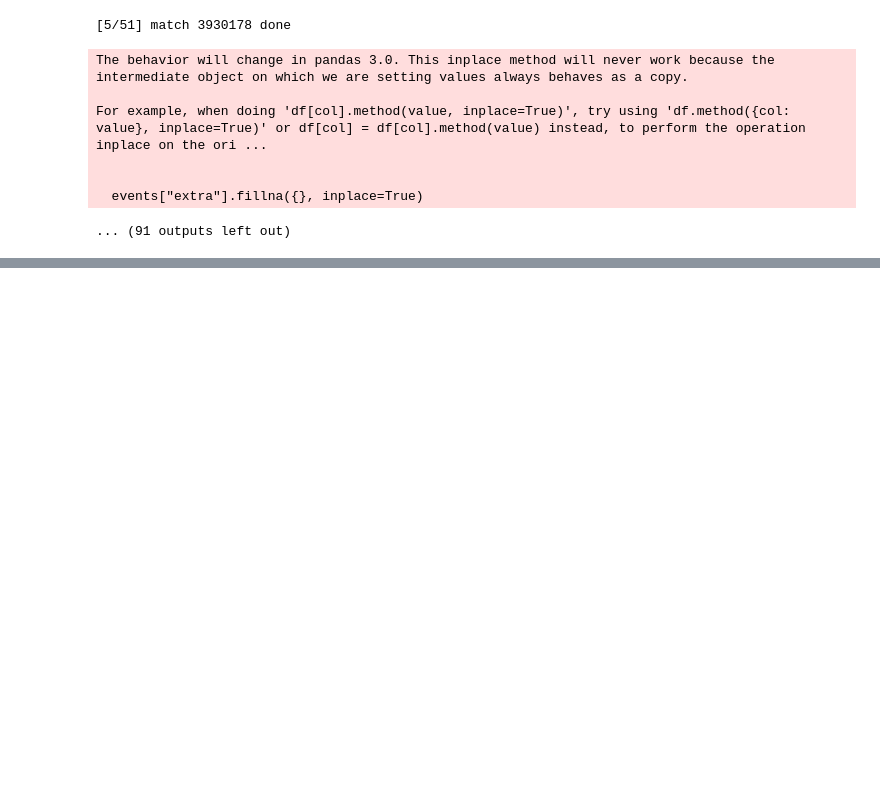
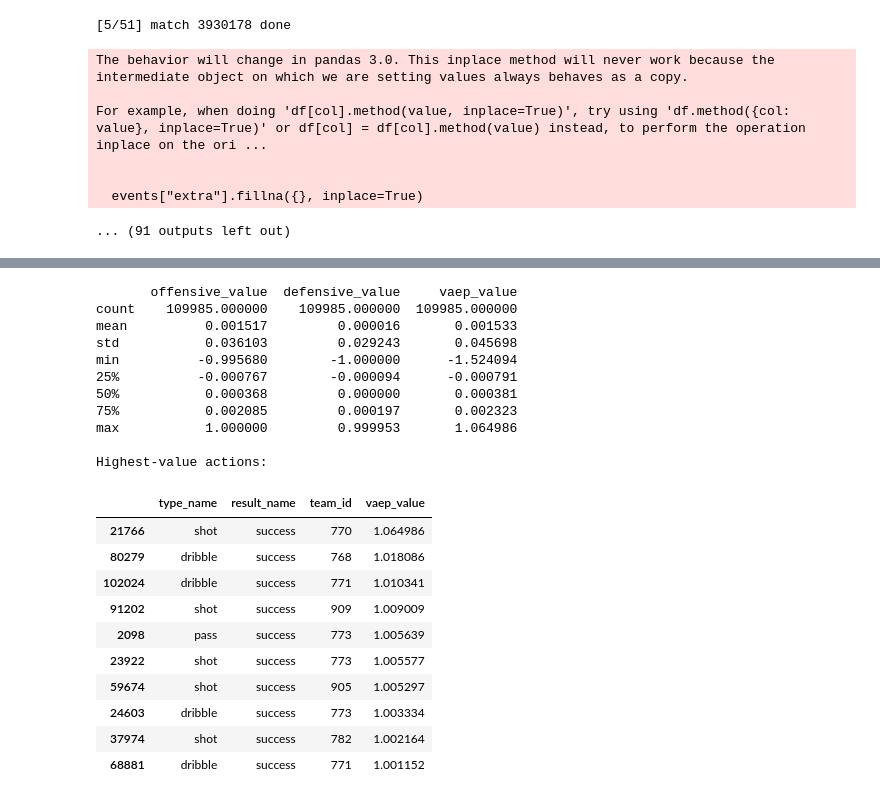
Before and after one commit to Raeesa12/perception-aware-passing-in-football, a Jupyter notebook: notebooks/setup_euro2024.ipynb, the cells around one changed output, grey strips where cells are left out. Cells and saved outputs as stored; diff of their text form; code cells hidden in the pictures; blank space fills up the shorter version.

Commit message:
VAEP trained on full Euro 2024 competition, action values computed and validated

```diff
--- a/notebooks/setup_euro2024.ipynb
+++ b/notebooks/setup_euro2024.ipynb
@@ -688,0 +732,20 @@ For example, when doing 'df[col].method(value, inplace=True)', try using 'df.met
+# %%
+from sklearn.ensemble import GradientBoostingClassifier
+from sklearn.model_selection import train_test_split
+from sklearn.metrics import roc_auc_score, brier_score_loss
+
+X_train, X_test, Y_train, Y_test = train_test_split(
+    X_full, Y_full, test_size=0.2, random_state=42
+)
+
+models = {}
+for label in ['scores', 'concedes']:
+    print(f"Training model for '{label}'...")
+    model = GradientBoostingClassifier(n_estimators=100, max_depth=3, random_state=42)
+    model.fit(X_train, Y_train[label])
+    models[label] = model
+
+    preds = model.predict_proba(X_test)[:, 1]
+    auc = roc_auc_score(Y_test[label], preds)
+    brier = brier_score_loss(Y_test[label], preds)
+    print(f"  {label}: AUC = {auc:.3f}, Brier score = {brier:.4f}")
@@ -688,0 +761,41 @@ For example, when doing 'df[col].method(value, inplace=True)', try using 'df.met
+# %%
+from socceraction.vaep.formula import value
+
+Pscores = models['scores'].predict_proba(X_full)[:, 1]
+Pconcedes = models['concedes'].predict_proba(X_full)[:, 1]
+
+action_values = value(
+    actions_full.reset_index(drop=True),
+    pd.Series(Pscores),
+    pd.Series(Pconcedes)
+)
+
+print(action_values.describe())
+print(f"\nHighest-value actions:")
+top_actions = pd.concat([actions_full.reset_index(drop=True), action_values], axis=1)
+top_actions.sort_values('vaep_value', ascending=False)[
+    ['type_name', 'result_name', 'team_id', 'vaep_value']
+].head(10)
+# %% [output]
+       offensive_value  defensive_value     vaep_value
+count    109985.000000    109985.000000  109985.000000
+mean          0.001517         0.000016       0.001533
+std           0.036103         0.029243       0.045698
+min          -0.995680        -1.000000      -1.524094
+25%          -0.000767        -0.000094      -0.000791
+50%           0.000368         0.000000       0.000381
+75%           0.002085         0.000197       0.002323
+max           1.000000         0.999953       1.064986
+
+Highest-value actions:
+|  | type_name | result_name | team_id | vaep_value |
+| 21766 | shot | success | 770 | 1.064986 |
+| 80279 | dribble | success | 768 | 1.018086 |
+| 102024 | dribble | success | 771 | 1.010341 |
+| 91202 | shot | success | 909 | 1.009009 |
+| 2098 | pass | success | 773 | 1.005639 |
+| 23922 | shot | success | 773 | 1.005577 |
+| 59674 | shot | success | 905 | 1.005297 |
+| 24603 | dribble | success | 773 | 1.003334 |
+| 37974 | shot | success | 782 | 1.002164 |
+| 68881 | dribble | success | 771 | 1.001152 |
```
Also changed, not shown: parts of 5 cells of this notebook, 1 other file.
